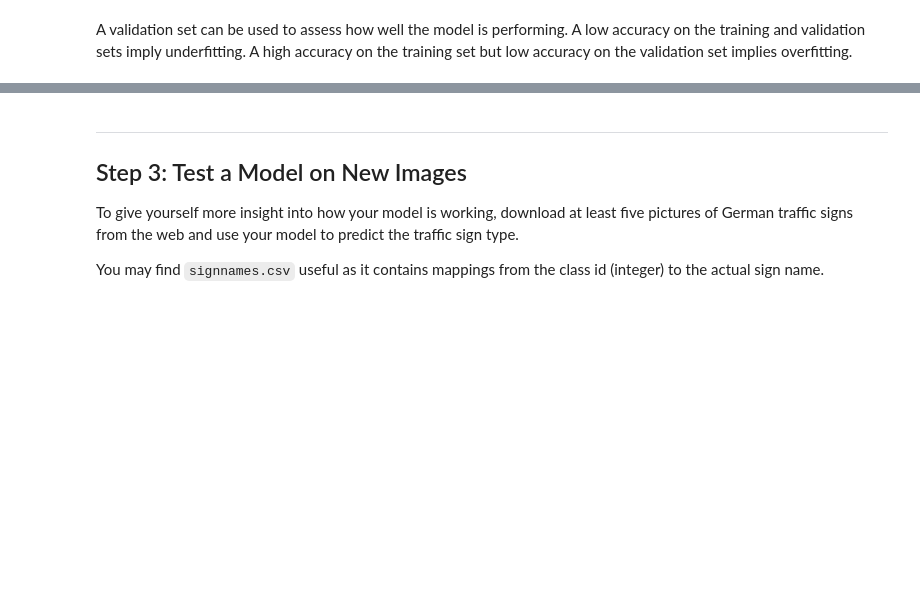
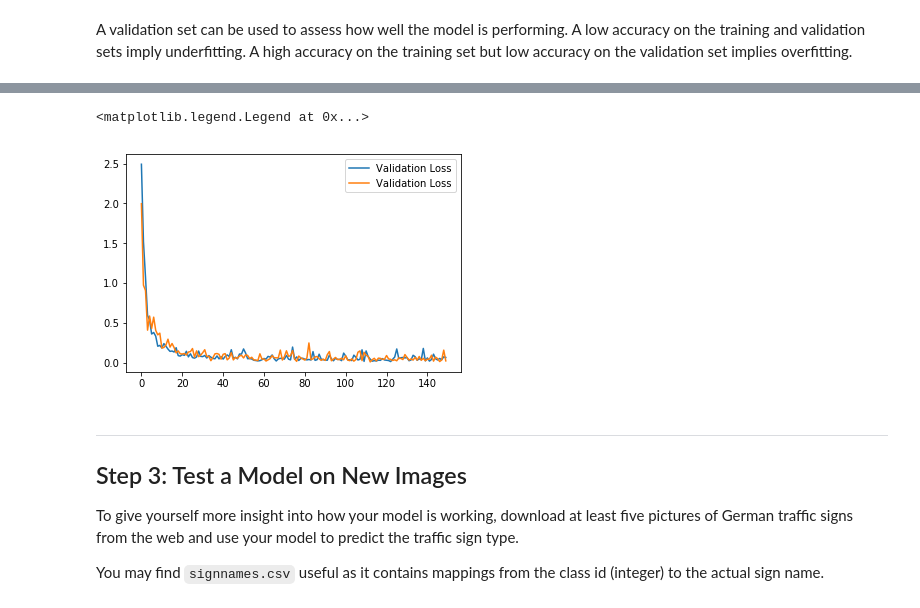
Before and after one commit to japinder007/CarND-Traffic-Sign-Classifier-Project, a Jupyter notebook: Traffic_Sign_Classifier.ipynb, the cells around one changed output, grey strips where cells are left out. Cells and saved outputs as stored; diff of their text form; code cells hidden in the pictures; blank space fills up the shorter version.

```diff
--- a/Traffic_Sign_Classifier.ipynb
+++ b/Traffic_Sign_Classifier.ipynb
@@ -316 +356,9 @@ Model saved
+# %%
+line_vloss, = plt.plot(validation_losses, label='Validation Loss')
+line_tloss, = plt.plot(training_losses, label='Validation Loss')
+
+plt.legend(handles=[line_vloss, line_tloss])
+# %% [output]
+<matplotlib.legend.Legend at 0x...>
+[figure, added]
 # %% [markdown]
```
Also changed, not shown: parts of 9 cells of this notebook.
